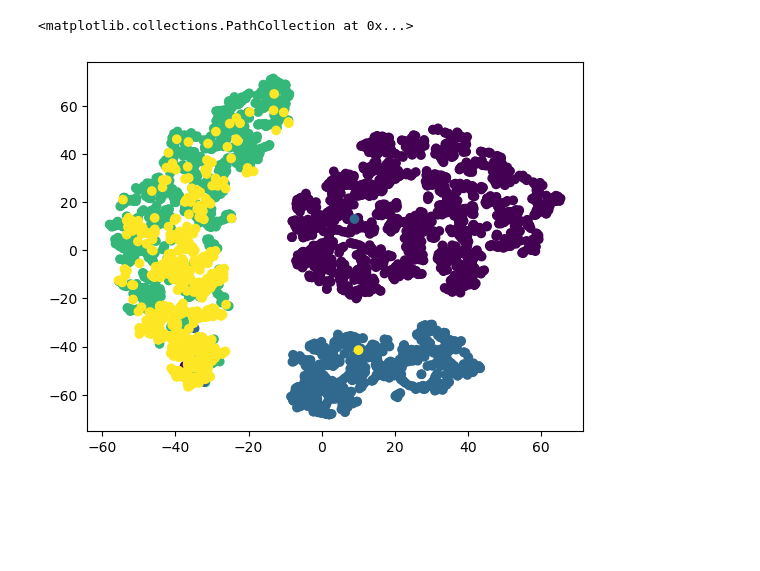
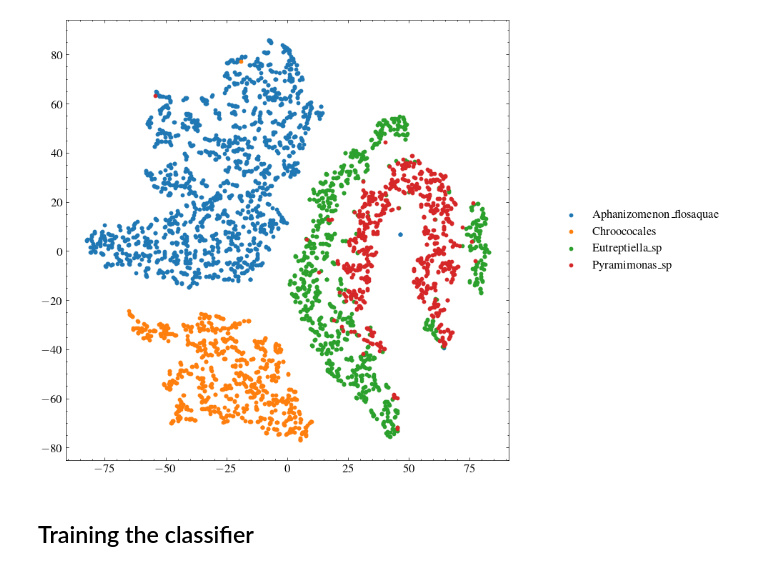
Before and after one commit to imveikka/multimodal_plankton_recognition, a Jupyter notebook: sandbox.ipynb, the cells around one changed output. Cells and saved outputs as stored; diff of their text form; code cells hidden in the pictures; blank space fills up the shorter version.

```diff
--- a/sandbox.ipynb
+++ b/sandbox.ipynb
@@ -274,18 +149,21 @@ test_set.X[ix], len(signal)
 # %%
-image_encoder.eval()
-signal_encoder.eval()
+clip.eval()
 
 I_e = []
 S_e = []
 label = []
+test_losses = []
 
-for batch in tqdm(test_loader):
-    image, signal, time, y = map(lambda x: x.to(DEVICE), batch)
+for image, signal, y in tqdm(test_loader):
     with torch.no_grad():
-        I_e.append(image_encoder(image))
-        S_e.append(signal_encoder(signal, time)[:, 0])
-        label.append(y)
+        encoding_1, encoding_2, loss = clip(image, signal)
+        I_e.append(encoding_1.cpu())
+        S_e.append(encoding_2.cpu())
+        label.append(y.cpu())
+        test_losses.append(loss.detach().item())
 
 I_e = torch.cat(I_e)
 S_e = torch.cat(S_e)
 label = torch.cat(label)
+
+print(f'Loss = {np.mean(test_losses)}')
@@ -292,13 +172,24 @@ label = torch.cat(label)
-# %%
-I_e = I_e.numpy()
-S_e = S_e.numpy()
-label = label.numpy()
-# %%
-from sklearn.manifold import TSNE
-
-ie = TSNE(2, perplexity=20, early_exaggeration=50).fit_transform(S_e)
-
-plt.scatter(*zip(*ie), c=label)
-# %% [output]
-<matplotlib.collections.PathCollection at 0x...>
-[figure, removed]
+# %%
+I_e_np = I_e.numpy()
+S_e_np = S_e.numpy()
+label_np = label.numpy()
+
+from sklearn.manifold import TSNE
+
+E = TSNE(2, perplexity=10, early_exaggeration=20).fit_transform((I_e_np + S_e_np) / 2)
+# %%
+fig, ax = plt.subplots()
+
+for y, c in zip(np.unique(label_np), mcolor.TABLEAU_COLORS.values()):
+    class_name = test_set.label_encoder.inverse_transform([y])[0]
+    e = E[label == y]
+    ax.scatter(*zip(*e), label=class_name, s=10, c=c)
+
+
+fig.set_size_inches(8, 8)
+ax.legend(loc=7, bbox_to_anchor=(1.5, .5))
+plt.show()
+# %% [output]
+[figure, added]
+# %% [markdown]
+## Training the classifier
```
Also changed, not shown: parts of 32 cells of this notebook, 5 other files.
